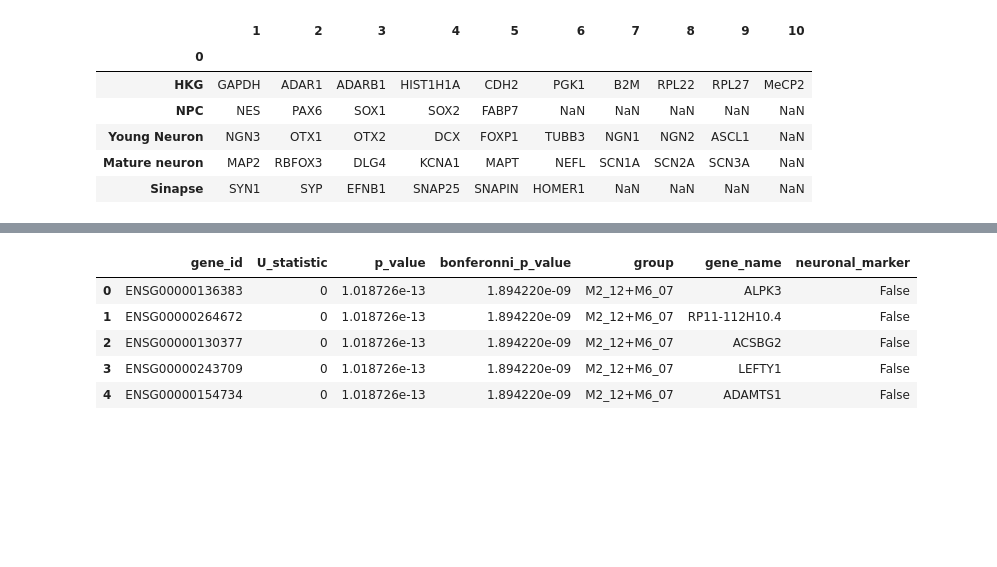
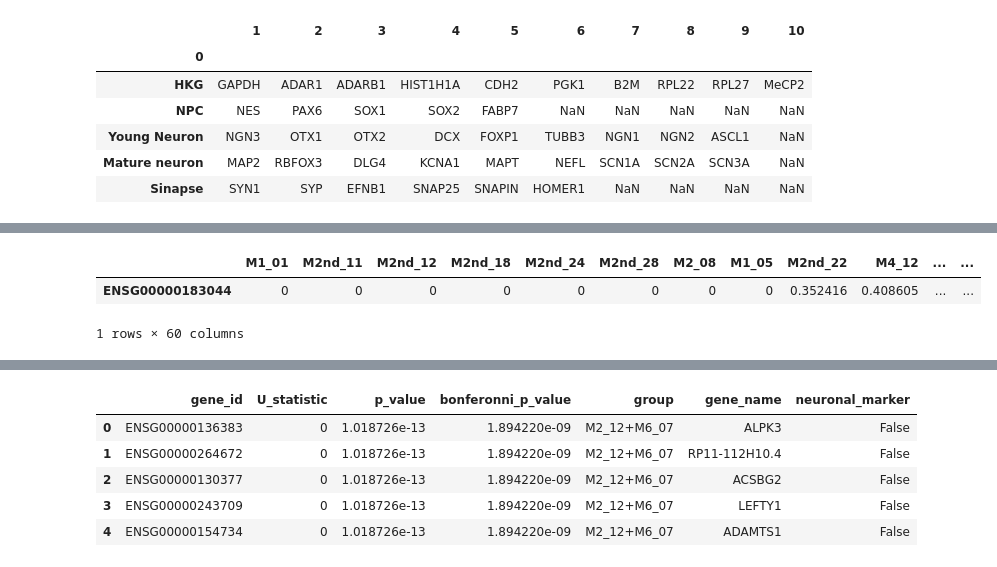
Before and after one commit to YeoLab/singlecell_pnm, a Jupyter notebook: 6._Figure_6/005_dig_into_mature_mns.ipynb, the cells around one changed output, grey strips where cells are left out. Cells and saved outputs as stored; diff of their text form; code cells hidden in the pictures; blank space fills up the shorter version.

```diff
--- a/6._Figure_6/005_dig_into_mature_mns.ipynb
+++ b/6._Figure_6/005_dig_into_mature_mns.ipynb
@@ -295,0 +382,9 @@ cleber_neuronal_markers.head()
+# %%
+data = study.expression.data.loc[single_motor_neurons, ['ENSG00000183044']]
+data = data.sort_values('ENSG00000183044')
+data = data.T
+data.head()
+# %% [output]
+|  | M1_01 | M2nd_11 | M2nd_12 | M2nd_18 | M2nd_24 | M2nd_28 | M2_08 | M1_05 | M2nd_22 | M4_12 | ... | ... |
+| ENSG00000183044 | 0 | 0 | 0 | 0 | 0 | 0 | 0 | 0 | 0.352416 | 0.408605 | ... | ... |
+1 rows × 60 columns
```
Also changed, not shown: parts of 17 cells of this notebook, 49 other files.
